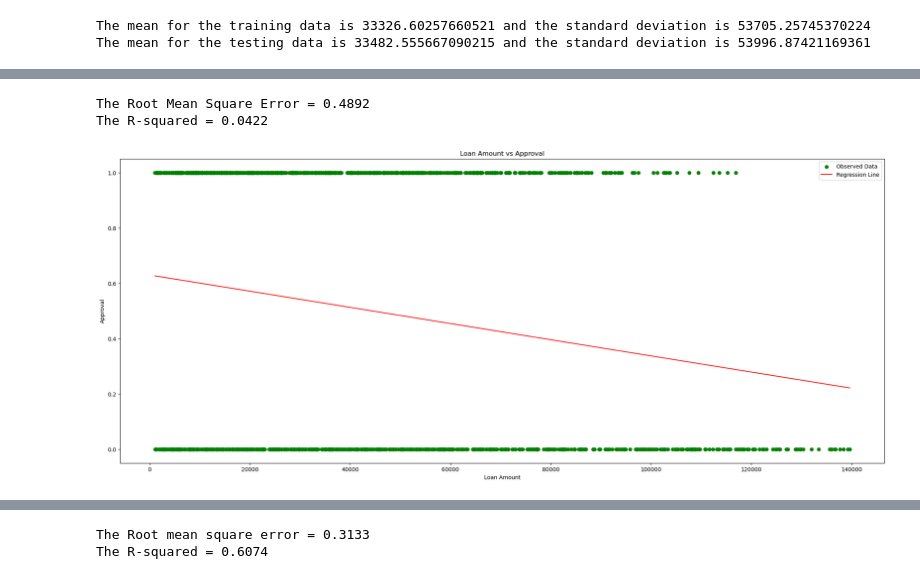
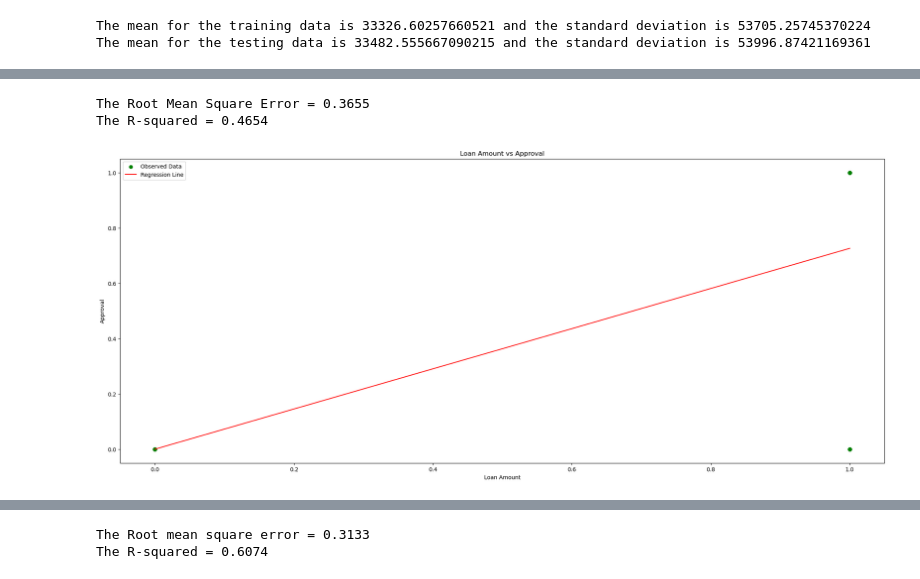
Before and after one commit to ramprashant66/CSC177_Poject1, a Jupyter notebook: assignment 2/loan-approval/Assignment2.ipynb, the cells around one changed output, grey strips where cells are left out. Cells and saved outputs as stored; diff of their text form; code cells hidden in the pictures.

```diff
--- a/assignment 2/loan-approval/Assignment2.ipynb
+++ b/assignment 2/loan-approval/Assignment2.ipynb
@@ -496,6 +480,9 @@ The R-squared = 0.0054
 # %%
 '''This block creates a linear regression model for Loan Amount feature against Approval target'''
-x = data['Loan_Amount'].values.reshape(-1, 1)
+
+'''Another interolated where both the feature and target are continuous variables'''
+
+x = data['Employment_Status'].values.reshape(-1, 1)
 y = data['Approval'].values
 
 #splitting the dataset into training and test sets (80% train, 20% test)
@@ -506,33 +493,33 @@ single_regression = LinearRegression()
 
 #fit the model to the training data
 single_regression.fit(x_train, y_train)
 
 #apply the model to the test data to get predictions
 y_predicted_single = single_regression.predict(x_test)
 
 #model evaluation using RMSE and R-squared
 r = numpy.sqrt(mean_squared_error(y_test, y_predicted_single))
 r_squared_score = r2_score(y_test, y_predicted_single)
 
 print('The Root Mean Square Error = %.4f' % r)
 print('The R-squared = %.4f' % r_squared_score)
 
 #we need to sort x_test and the predicted values for a smooth regression line.
 sorted_idx = numpy.argsort(x_test.ravel())
 x_test_sorted = x_test[sorted_idx]
 y_pred_sorted = y_predicted_single[sorted_idx]
 
 #plot the test data as a scatter plot
 matPlot.figure(figsize=(25, 10))
 matPlot.scatter(x_test, y_test, color='green', label='Observed Data')
 #plot the regression line
 matPlot.plot(x_test_sorted, y_pred_sorted, color='red', label='Regression Line')
 matPlot.title('Loan Amount vs Approval')
 matPlot.xlabel('Loan Amount')
 matPlot.ylabel('Approval')
 matPlot.legend()
 matPlot.show()
 # %% [output]
-The Root Mean Square Error = 0.4892
-The R-squared = 0.0422
+The Root Mean Square Error = 0.3655
+The R-squared = 0.4654
-[figure, old version]
+[figure, new version]
```
Also changed, not shown: parts of 9 cells of this notebook.
